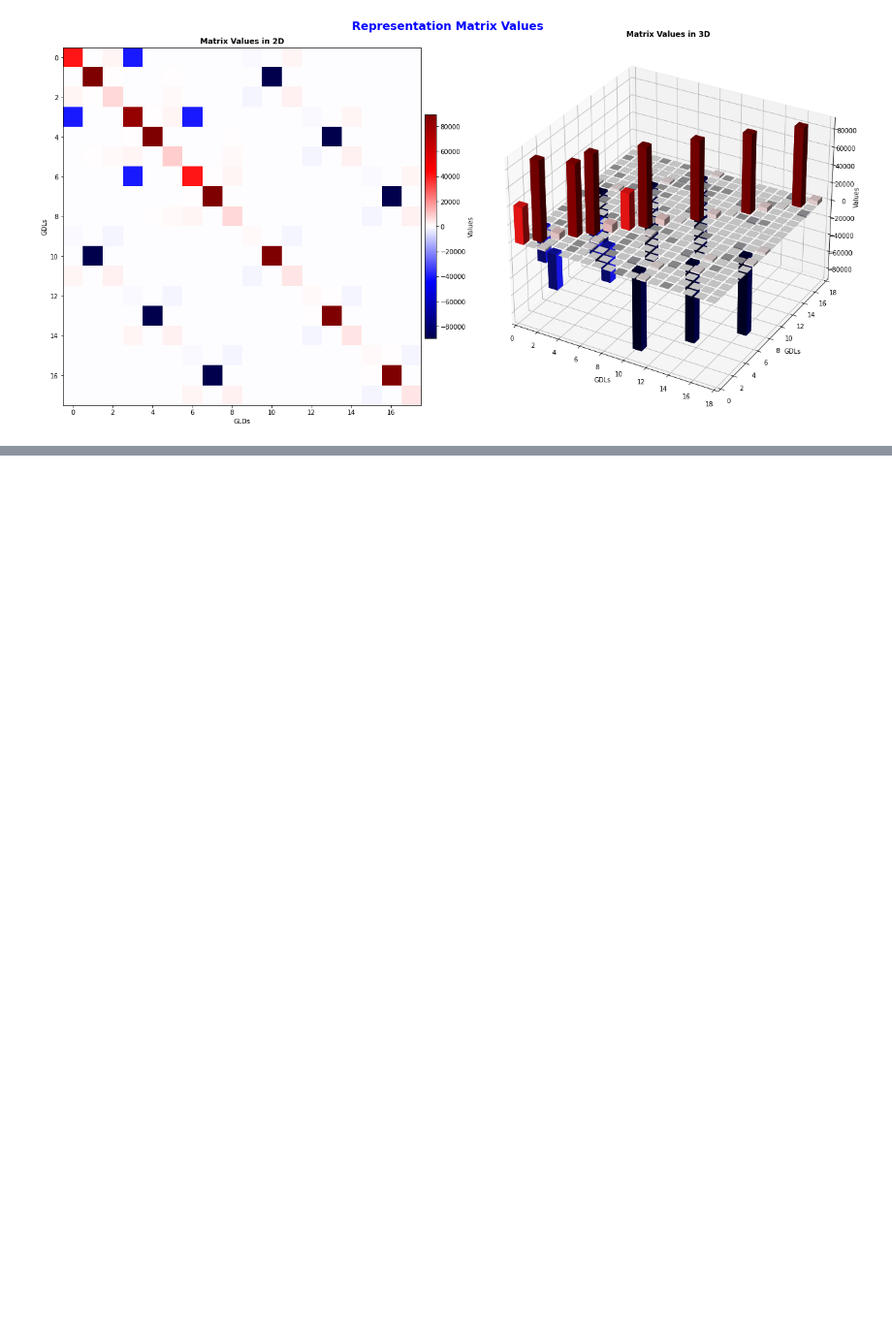
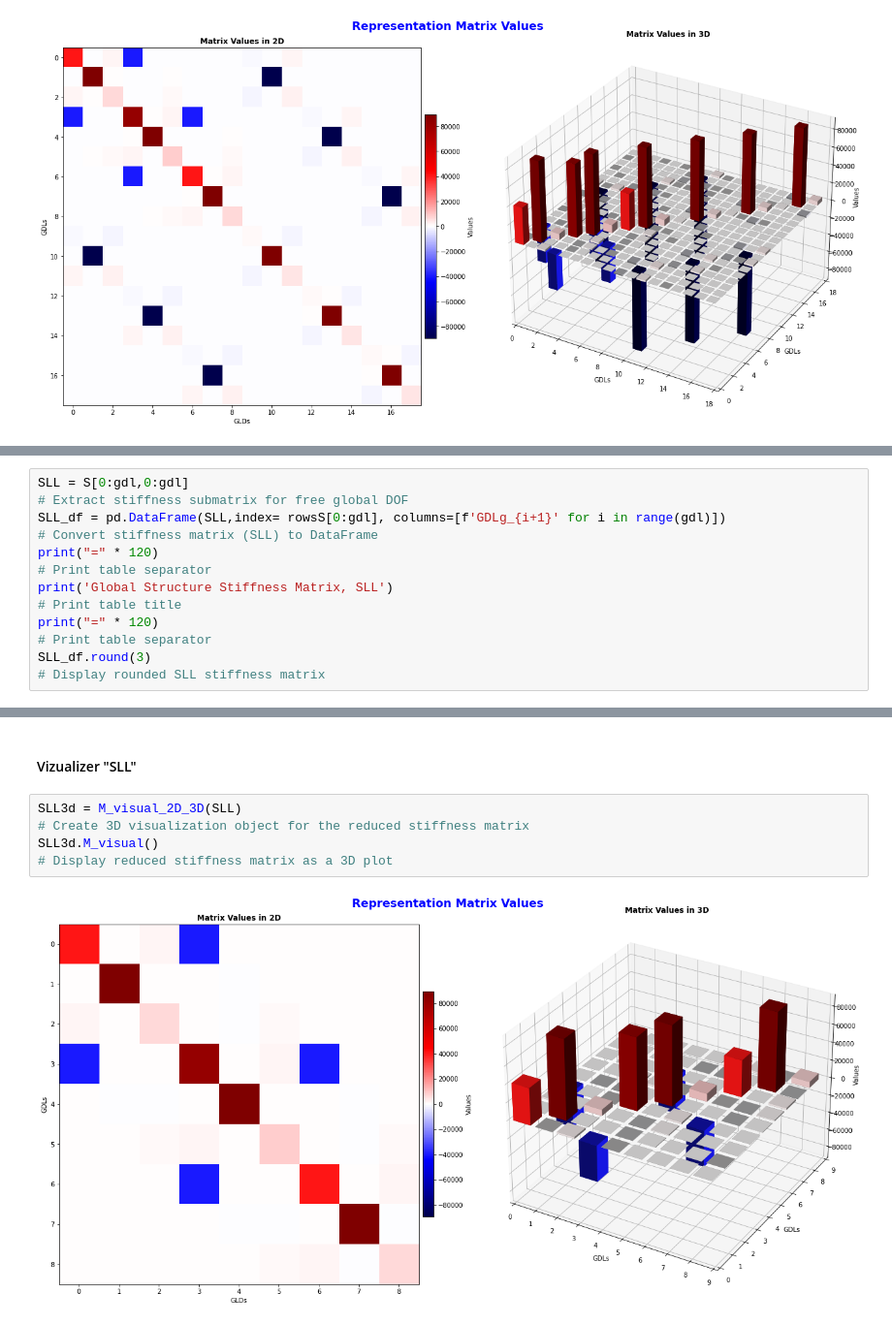
Before and after one commit to Normando1945/Repo_Maxtrix_Analisys, a Jupyter notebook: examples/Ejemplo_Class_Matricial.ipynb, the cells around one changed output, grey strips where cells are left out. Shown at 97% size. Saved outputs shown, nothing was run; the diff lists cells and outputs as text; blank space fills up the shorter version.

```diff
--- a/examples/Ejemplo_Class_Matricial.ipynb
+++ b/examples/Ejemplo_Class_Matricial.ipynb
@@ -591,0 +629,7 @@ S_vizual.M_visual()
+# %%
+SLL = S[0:gdl,0:gdl]                                                                                                # Extract stiffness submatrix for free global DOF
+SLL_df = pd.DataFrame(SLL,index= rowsS[0:gdl], columns=[f'GDLg_{i+1}' for i in range(gdl)])                         # Convert stiffness matrix (SLL) to DataFrame
+print("=" * 120)                                                                                                    # Print table separator
+print('Global Structure Stiffness Matrix, SLL')                                                                     # Print table title
+print("=" * 120)                                                                                                    # Print table separator
+SLL_df.round(3)                                                                                                     # Display rounded SLL stiffness matrix
@@ -591,0 +650,7 @@ S_vizual.M_visual()
+# %% [markdown]
+#### Vizualizer "SLL"
+# %%
+SLL3d = M_visual_2D_3D(SLL)                                                                                         # Create 3D visualization object for the reduced stiffness matrix
+SLL3d.M_visual()                                                                                                    # Display reduced stiffness matrix as a 3D plot
+# %% [output]
+[figure, added]
```
Also changed, not shown: parts of 11 cells of this notebook.
